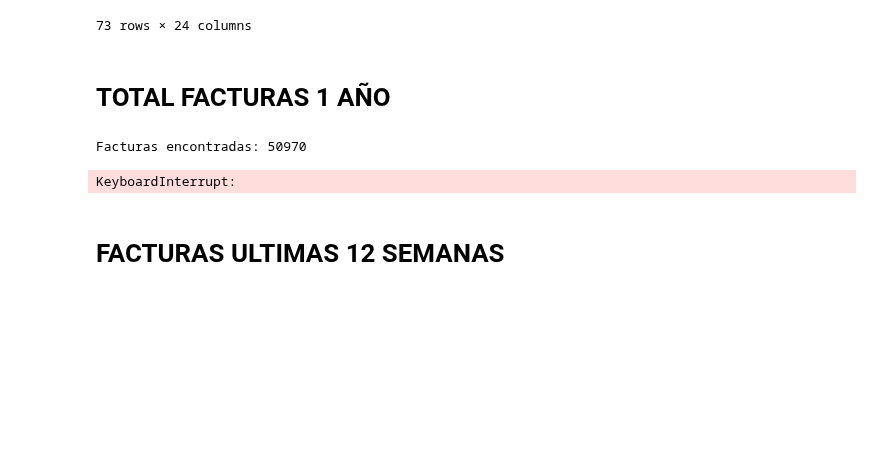
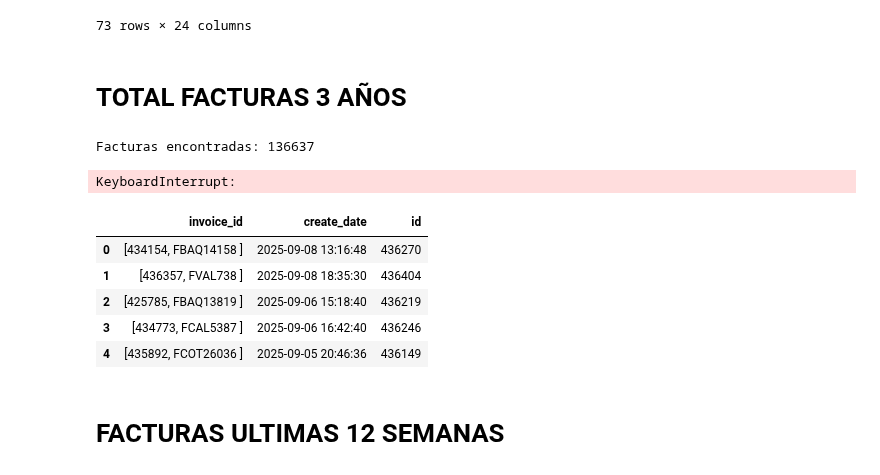
Before and after one commit to FiltrosDonsson/Proyectos-Data-analyst, a Jupyter notebook: API/API.ipynb, the cells around one changed output. Cells and saved outputs as stored; diff of their text form; code cells hidden in the pictures; blank space fills up the shorter version.

```diff
--- a/API/API.ipynb
+++ b/API/API.ipynb
@@ -40,7 +40,7 @@ df_campos
 | template_id | True | NaN | True | False | False | False | [] | False | False | ... |
 73 rows × 24 columns
 # %% [markdown]
-# TOTAL FACTURAS 1 AÑO
+# TOTAL FACTURAS 3 AÑOS
 # %%
 import xmlrpc.client
 from datetime import date
@@ -64,7 +64,7 @@ from datetime import date, timedelta
 # --- Fechas automáticas ---
 hoy = date.today()
 fecha_fin = hoy.strftime("%Y-%m-%d")
-fecha_inicio = (hoy - timedelta(weeks=52)).strftime("%Y-%m-%d")
+fecha_inicio = (hoy - timedelta(weeks=156)).strftime("%Y-%m-%d")
 
 
 # --- 1) Buscar facturas válidas ---
@@ -131,11 +131,20 @@ df["date_invoice"] = pd.to_datetime(df["create_date"], errors="coerce")
 df = df.drop(columns=["product_id", "invoice_id","create_date"])
 
 
-df.to_parquet("historico_ventas_1_año.parquet", index=False)
+df.to_parquet("historico_ventas_3_años.parquet", index=False)
 print(f"Total de líneas descargadas: {len(df)}")
 # %% [output]
-Facturas encontradas: 50970
+Facturas encontradas: 136637
 KeyboardInterrupt:
+# %%
+df.head(5)
+# %% [output]
+|  | invoice_id | create_date | id |
+| 0 | [434154, FBAQ14158 ] | 2025-09-08 13:16:48 | 436270 |
+| 1 | [436357, FVAL738 ] | 2025-09-08 18:35:30 | 436404 |
+| 2 | [425785, FBAQ13819 ] | 2025-09-06 15:18:40 | 436219 |
+| 3 | [434773, FCAL5387 ] | 2025-09-06 16:42:40 | 436246 |
+| 4 | [435892, FCOT26036 ] | 2025-09-05 20:46:36 | 436149 |
 # %% [markdown]
 # FACTURAS ULTIMAS 12 SEMANAS
 # %%
```
Also changed, not shown: 6 other files.
